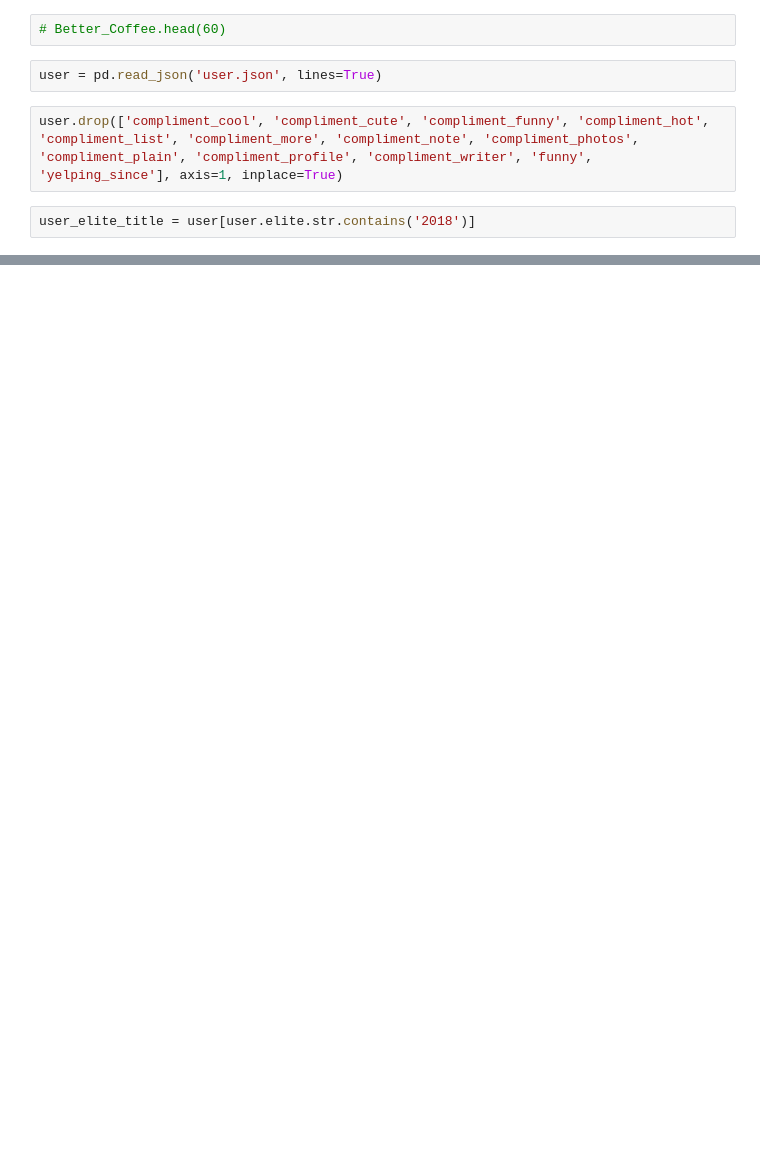
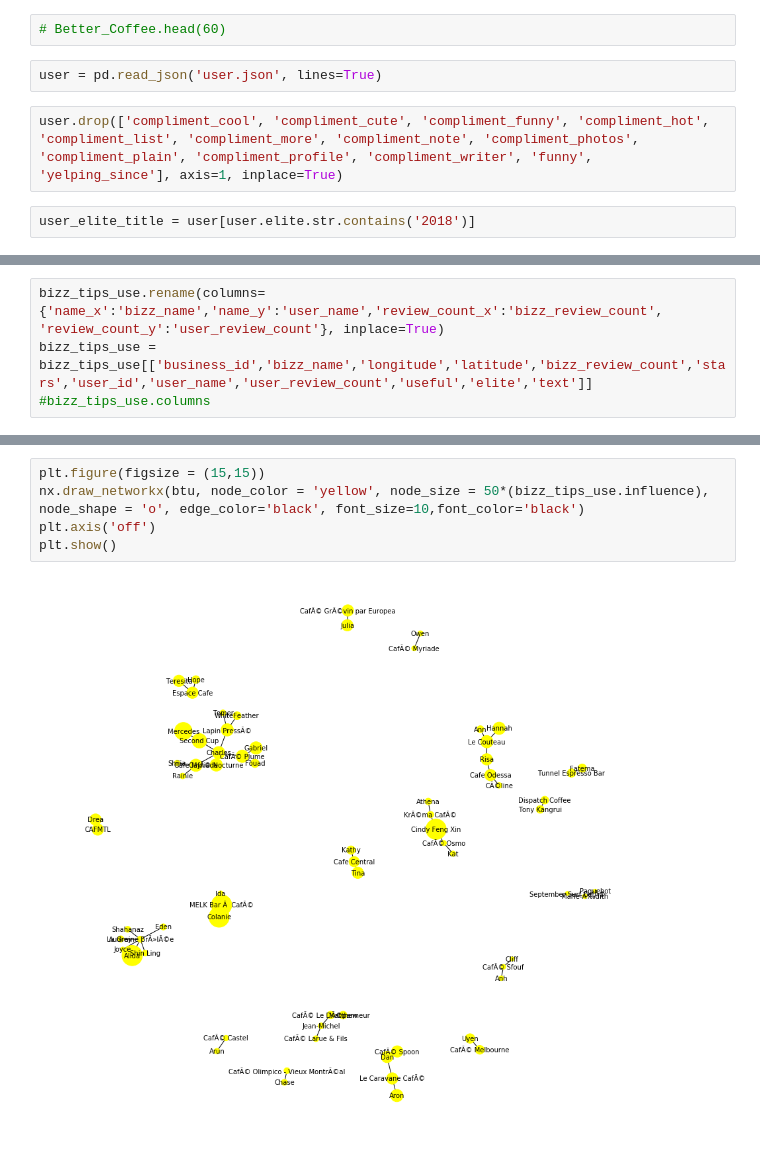
Before and after one commit to rhoffp4/Montreal_food, a Jupyter notebook: Yelp_project.ipynb, the cells around one changed output, grey strips where cells are left out. Saved outputs shown, nothing was run; the diff lists cells and outputs as text; blank space fills up the shorter version.

```diff
--- a/Yelp_project.ipynb
+++ b/Yelp_project.ipynb
@@ -164,0 +75,4 @@ bizz_tips_use
+# %%
+bizz_tips_use.rename(columns={'name_x':'bizz_name','name_y':'user_name','review_count_x':'bizz_review_count', 'review_count_y':'user_review_count'}, inplace=True)
+bizz_tips_use = bizz_tips_use[['business_id','bizz_name','longitude','latitude','bizz_review_count','stars','user_id','user_name','user_review_count','useful','elite','text']]
+#bizz_tips_use.columns
@@ -164,0 +214,7 @@ bizz_tips_use
+# %%
+plt.figure(figsize = (15,15))
+nx.draw_networkx(btu, node_color = 'yellow', node_size = 50*(bizz_tips_use.influence), node_shape = 'o', edge_color='black', font_size=10,font_color='black')
+plt.axis('off')
+plt.show()
+# %% [output]
+[figure, added]
```
Also changed, not shown: parts of 42 cells of this notebook.
